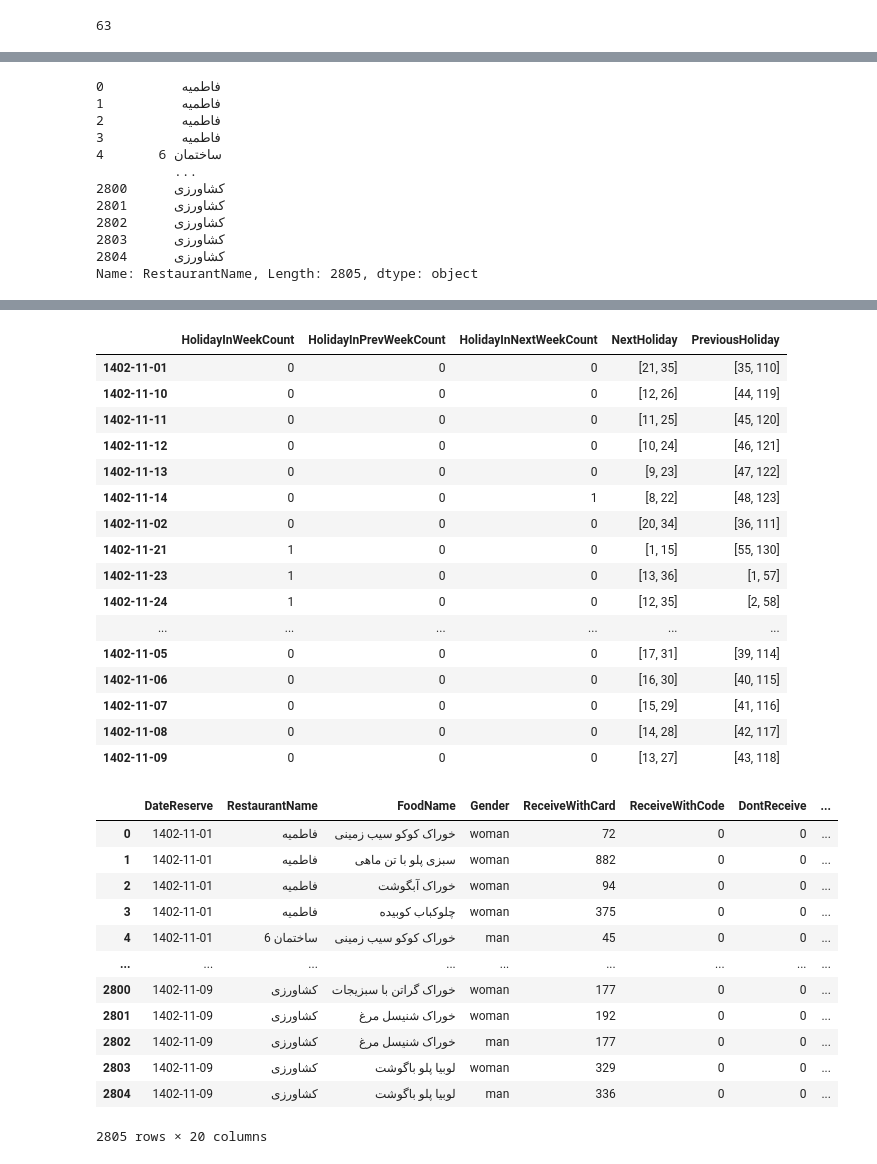
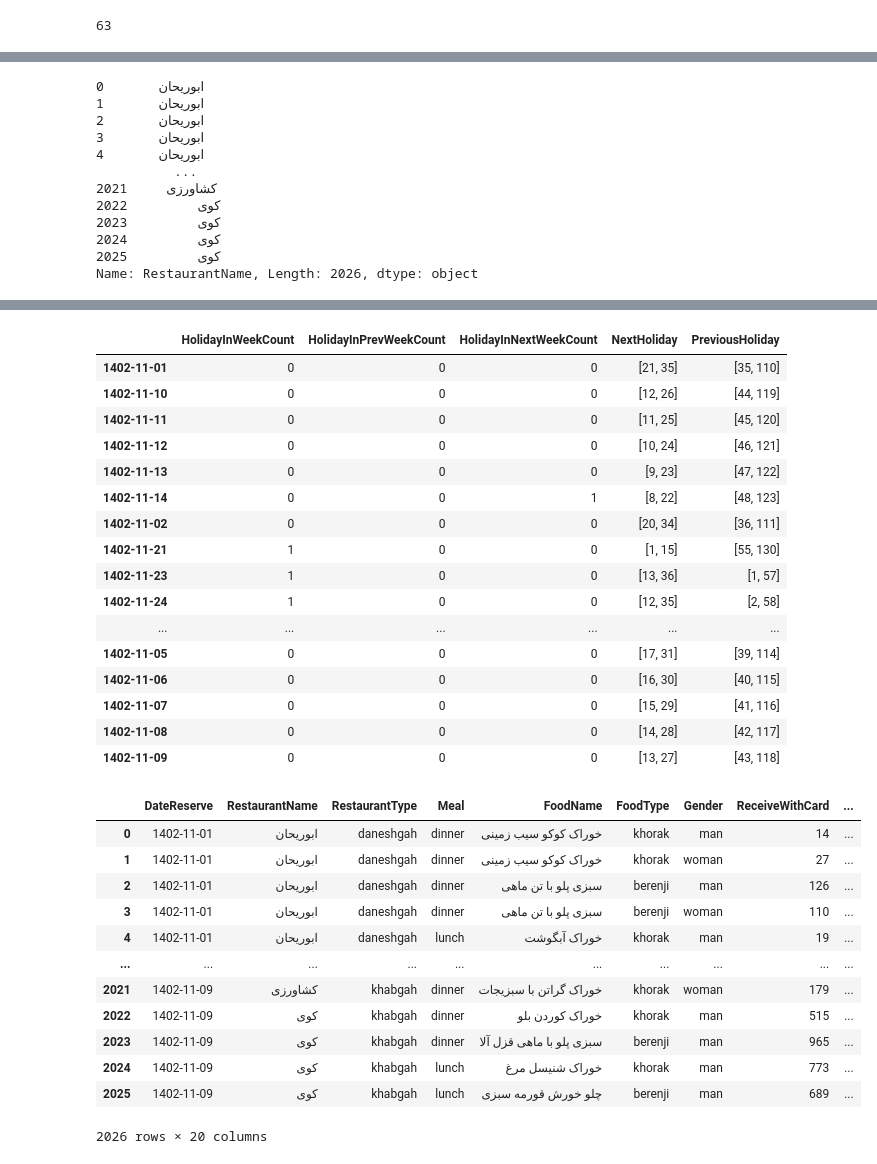
Before and after one commit to mvajhi/Introduction-to-Data-Science, a Jupyter notebook: final/phase0.ipynb, the cells around one changed output, grey strips where cells are left out. Cells and saved outputs as stored; diff of their text form; code cells hidden in the pictures.

```diff
--- a/final/phase0.ipynb
+++ b/final/phase0.ipynb
@@ -139,2 +132,3 @@ result = grouped.agg({
 # %%
-result = result.reset_index()
+result = df
+result
@@ -283,5 +250,0 @@ result
-# %%
-import hazm
-normalizer = hazm.Normalizer()
-for i in range(len((result['RestaurantName'].unique()))):
-    print(i, result['RestaurantName'].unique()[i])
@@ -437,3 +377,0 @@ array(['خوراک کوکو سیب زمینی', 'سبزی پلو با تن ما
-# %%
-x= 'خورس'
-x.replace('خوراك','خوراک')
@@ -532,0 +469,9 @@ result
+# %%
+grouped = result.groupby(['DateReserve','RestaurantName','RestaurantType','Meal','FoodName','FoodType','Gender'])
+result = grouped.agg({
+    'ReceiveWithCard': 'sum',
+    'ReceiveWithCode': 'sum',
+    'DontReceive': 'sum',
+    'Reservation': 'sum'
+}).reset_index()
+result
@@ -610,18 +572,18 @@ result
 # %%
 result['RestaurantName']
 # %% [output]
-0          فاطمیه
-1          فاطمیه
-2          فاطمیه
-3          فاطمیه
-4       ساختمان 6
+0       ابوریحان
+1       ابوریحان
+2       ابوریحان
+3       ابوریحان
+4       ابوریحان
           ...
-2800      کشاورزی
-2801      کشاورزی
-2802      کشاورزی
-2803      کشاورزی
-2804      کشاورزی
-Name: RestaurantName, Length: 2805, dtype: object
+2021     کشاورزی
+2022         کوی
+2023         کوی
+2024         کوی
+2025         کوی
+Name: RestaurantName, Length: 2026, dtype: object
 # %%
 from bs4 import BeautifulSoup
 from holiday import Holiday, HolidayCalculator
@@ -689,43 +651,45 @@ for day in result['DateReserve'].unique():
         'PreviousHoliday': calculator.get_n_previous_holiday(n)
     }
 
 for i in h_map[result['DateReserve'][0]].keys():
     if i in ['PreviousHoliday', 'NextHoliday']:
         for j in range(n):
             result[f'{i}_{j+1}'] = result['DateReserve'].map(lambda d: h_map[d][i][j])
     else:
         result[i] = result['DateReserve'].map(lambda d: h_map[d][i])
 
+result = result[[col for col in result if col != 'DateReserveGregorian'] + ['DateReserveGregorian']]
+
 display(pd.DataFrame(h_map).T)
 display(result)
 # %% [output]
 |  | HolidayInWeekCount | HolidayInPrevWeekCount | HolidayInNextWeekCount | NextHoliday | PreviousHoliday |
 | 1402-11-01 | 0 | 0 | 0 | [21, 35] | [35, 110] |
 | 1402-11-10 | 0 | 0 | 0 | [12, 26] | [44, 119] |
 | 1402-11-11 | 0 | 0 | 0 | [11, 25] | [45, 120] |
 | 1402-11-12 | 0 | 0 | 0 | [10, 24] | [46, 121] |
 | 1402-11-13 | 0 | 0 | 0 | [9, 23] | [47, 122] |
 | 1402-11-14 | 0 | 0 | 1 | [8, 22] | [48, 123] |
 | 1402-11-02 | 0 | 0 | 0 | [20, 34] | [36, 111] |
 | 1402-11-21 | 1 | 0 | 0 | [1, 15] | [55, 130] |
 | 1402-11-23 | 1 | 0 | 0 | [13, 36] | [1, 57] |
 | 1402-11-24 | 1 | 0 | 0 | [12, 35] | [2, 58] |
 | ... | ... | ... | ... | ... | ... |
 | 1402-11-05 | 0 | 0 | 0 | [17, 31] | [39, 114] |
 | 1402-11-06 | 0 | 0 | 0 | [16, 30] | [40, 115] |
 | 1402-11-07 | 0 | 0 | 0 | [15, 29] | [41, 116] |
 | 1402-11-08 | 0 | 0 | 0 | [14, 28] | [42, 117] |
 | 1402-11-09 | 0 | 0 | 0 | [13, 27] | [43, 118] |
-|  | DateReserve | RestaurantName | FoodName | Gender | ReceiveWithCard | ReceiveWithCode | DontReceive | ... |
-| 0 | 1402-11-01 | فاطمیه | خوراک کوکو سیب زمینی | woman | 72 | 0 | 0 | ... |
-| 1 | 1402-11-01 | فاطمیه | سبزی پلو با تن ماهی | woman | 882 | 0 | 0 | ... |
-| 2 | 1402-11-01 | فاطمیه | خوراک آبگوشت | woman | 94 | 0 | 0 | ... |
-| 3 | 1402-11-01 | فاطمیه | چلوكباب كوبیده | woman | 375 | 0 | 0 | ... |
-| 4 | 1402-11-01 | ساختمان 6 | خوراک کوکو سیب زمینی | man | 45 | 0 | 0 | ... |
-| ... | ... | ... | ... | ... | ... | ... | ... | ... |
-| 2800 | 1402-11-09 | کشاورزی | خوراک گراتن با سبزیجات | woman | 177 | 0 | 0 | ... |
-| 2801 | 1402-11-09 | کشاورزی | خوراک شنیسل مرغ | woman | 192 | 0 | 0 | ... |
-| 2802 | 1402-11-09 | کشاورزی | خوراک شنیسل مرغ | man | 177 | 0 | 0 | ... |
-| 2803 | 1402-11-09 | کشاورزی | لوبیا پلو باگوشت | woman | 329 | 0 | 0 | ... |
-| 2804 | 1402-11-09 | کشاورزی | لوبیا پلو باگوشت | man | 336 | 0 | 0 | ... |
+|  | DateReserve | RestaurantName | RestaurantType | Meal | FoodName | FoodType | Gender | ReceiveWithCard | ... |
+| 0 | 1402-11-01 | ابوریحان | daneshgah | dinner | خوراک کوکو سیب زمینی | khorak | man | 14 | ... |
+| 1 | 1402-11-01 | ابوریحان | daneshgah | dinner | خوراک کوکو سیب زمینی | khorak | woman | 27 | ... |
+| 2 | 1402-11-01 | ابوریحان | daneshgah | dinner | سبزی پلو با تن ماهی | berenji | man | 126 | ... |
+| 3 | 1402-11-01 | ابوریحان | daneshgah | dinner | سبزی پلو با تن ماهی | berenji | woman | 110 | ... |
+| 4 | 1402-11-01 | ابوریحان | daneshgah | lunch | خوراک آبگوشت | khorak | man | 19 | ... |
+| ... | ... | ... | ... | ... | ... | ... | ... | ... | ... |
+| 2021 | 1402-11-09 | کشاورزی | khabgah | dinner | خوراک گراتن با سبزیجات | khorak | woman | 179 | ... |
+| 2022 | 1402-11-09 | کوی | khabgah | dinner | خوراک کوردن بلو | khorak | man | 515 | ... |
+| 2023 | 1402-11-09 | کوی | khabgah | dinner | سبزی پلو با ماهی قزل آلا | berenji | man | 965 | ... |
+| 2024 | 1402-11-09 | کوی | khabgah | lunch | خوراک شنیسل مرغ | khorak | man | 773 | ... |
+| 2025 | 1402-11-09 | کوی | khabgah | lunch | چلو خورش قورمه سبزی | berenji | man | 689 | ... |
-2805 rows × 20 columns
+2026 rows × 20 columns
```
Also changed, not shown: parts of 27 cells of this notebook.
